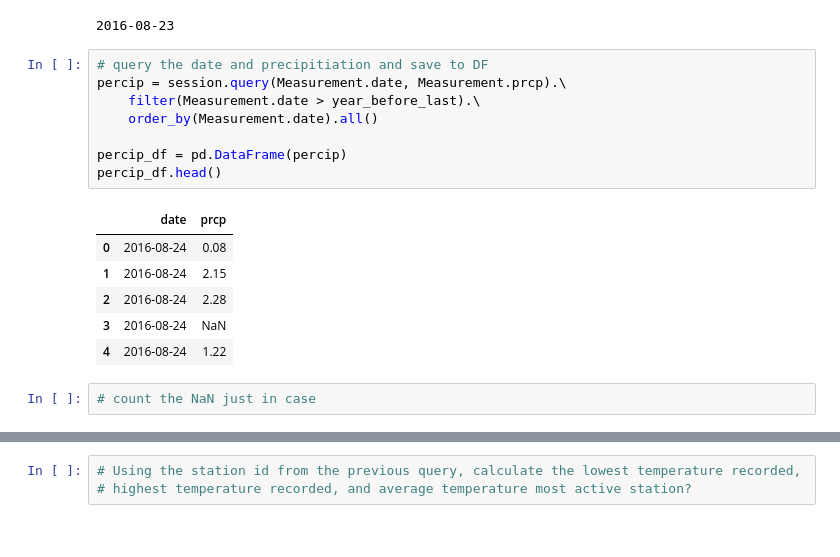
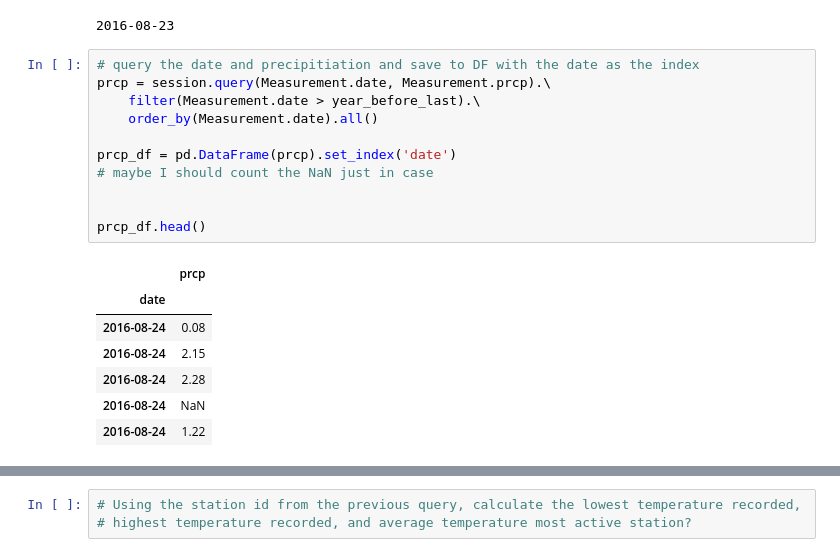
Before and after one commit to crescenzo77/08_SQLAlchemy_HW, a Jupyter notebook: climate_starter.ipynb, the cells around one changed output, grey strips where cells are left out. Saved outputs shown, nothing was run; the diff lists cells and outputs as text.

```diff
--- a/climate_starter.ipynb
+++ b/climate_starter.ipynb
@@ -81,19 +81,21 @@ print(year_before_last)
 # %% [output]
 2016-08-23
 # %%
-# query the date and precipitiation and save to DF
-percip = session.query(Measurement.date, Measurement.prcp).\
+# query the date and precipitiation and save to DF with the date as the index
+prcp = session.query(Measurement.date, Measurement.prcp).\
     filter(Measurement.date > year_before_last).\
     order_by(Measurement.date).all()
 
-percip_df = pd.DataFrame(percip)
-percip_df.head()
+prcp_df = pd.DataFrame(prcp).set_index('date')
+# maybe I should count the NaN just in case
+
+
+prcp_df.head()
 # %% [output]
-|  | date | prcp |
-| 0 | 2016-08-24 | 0.08 |
-| 1 | 2016-08-24 | 2.15 |
-| 2 | 2016-08-24 | 2.28 |
-| 3 | 2016-08-24 | NaN |
-| 4 | 2016-08-24 | 1.22 |
+|  | prcp |
+| date |  |
+| 2016-08-24 | 0.08 |
+| 2016-08-24 | 2.15 |
+| 2016-08-24 | 2.28 |
+| 2016-08-24 | NaN |
+| 2016-08-24 | 1.22 |
-# %%
-# count the NaN just in case
```
Also changed, not shown: parts of 4 cells of this notebook.
